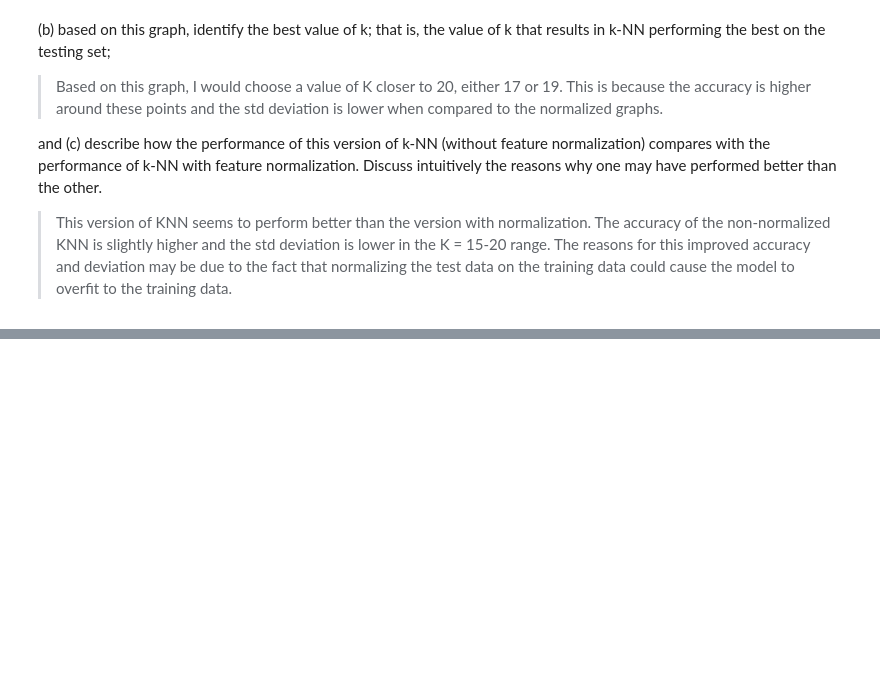
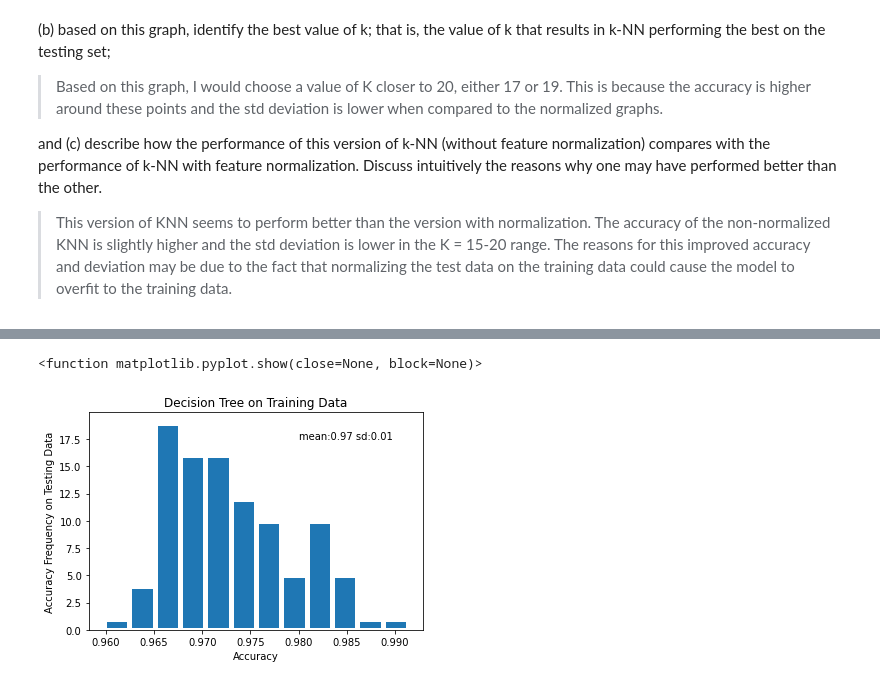
Before and after one commit to Andrei-Treil/CS589-HW1, a Jupyter notebook: hw1.ipynb, the cells around one changed output, grey strips where cells are left out. Cells and saved outputs as stored; diff of their text form; code cells hidden in the pictures; blank space fills up the shorter version.

```diff
--- a/hw1.ipynb
+++ b/hw1.ipynb
@@ -158,0 +272,11 @@ the other.
+# %%
+num_bins = len(set(accuracy_train))
+plt.hist(accuracy_train,bins=num_bins,edgecolor='white',linewidth=5)
+plt.ylabel("Accuracy Frequency on Testing Data")
+plt.xlabel("Accuracy")
+plt.title("Decision Tree on Training Data")
+plt.text(0.98,17.5,f'mean:{np.mean(accuracy_train):.2f} sd:{np.std(accuracy_train):.2f}')
+plt.show
+# %% [output]
+<function matplotlib.pyplot.show(close=None, block=None)>
+[figure, added]
```
Also changed, not shown: parts of 7 cells of this notebook, 1 other file.
